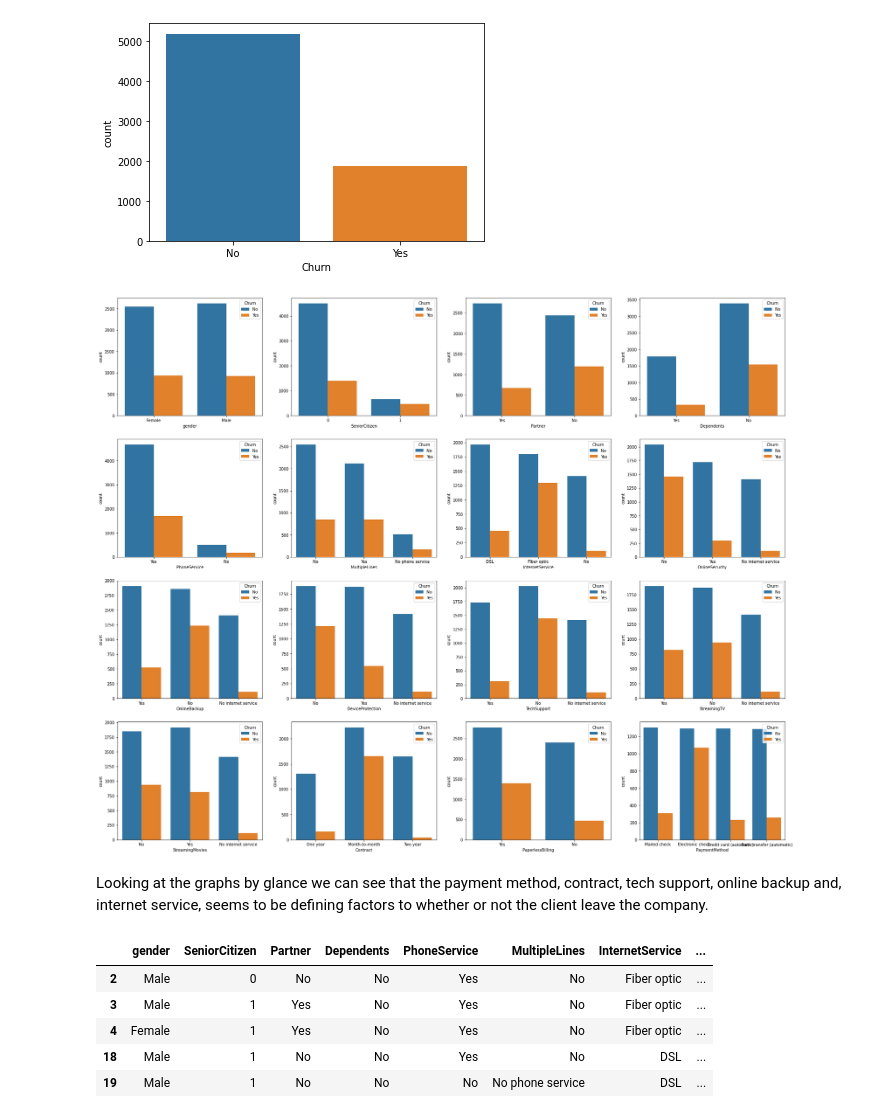
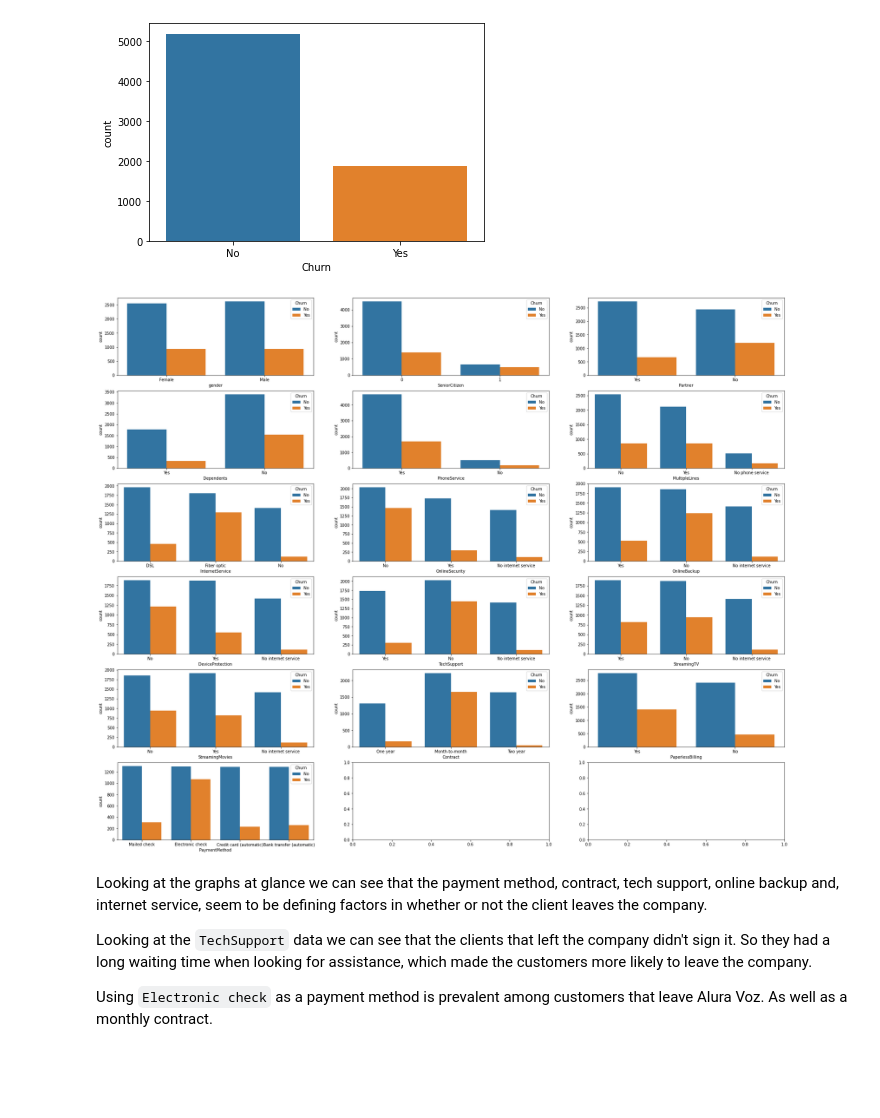
Before and after one commit to devmedeiros/Challenge-Data-Science, a Jupyter notebook: AluraVoz.ipynb, the cells around one changed output. Cells and saved outputs as stored; diff of their text form; code cells hidden in the pictures; blank space fills up the shorter version.

```diff
--- a/AluraVoz.ipynb
+++ b/AluraVoz.ipynb
@@ -43,5 +43,6 @@ Now that the dataset is well formatted, let's look for missing data. I noticed t
 # %%
 data.replace('', np.nan, inplace=True)
+data.replace(' ', np.nan, inplace=True)
 data.isnull().sum()
 # %% [output]
 customerID            0
@@ -66,2 +83,5 @@ I suspect that the missing `Churn` means that the reason a client is not part of
+# %%
+data['Charges.Total'].fillna(0, inplace=True)
+data['Charges.Total'] = pd.to_numeric(data['Charges.Total'])
 # %%
 data.dropna(inplace=True)
@@ -126,22 +115,17 @@ columns = [
             'PaymentMethod'
 ]
 # %%
-fig, axs = plt.subplots(ncols=4, nrows=4, figsize=[30,25])
+fig, axs = plt.subplots(ncols=3, nrows=6, figsize=[30,25])
 axs = axs.flatten()
 i=0
 for column in columns:
   sns.countplot(x=column, hue='Churn', data=data, ax=axs[i])
   i = i + 1
 # %% [output]
-[figure, old version]
+[figure, new version]
 # %% [markdown]
-Looking at the graphs by glance we can see that the payment method, contract, tech support, online backup and, internet service, seems to be defining factors to whether or not the client leave the company.
+Looking at the graphs at glance we can see that the payment method, contract, tech support, online backup and, internet service, seem to be defining factors in whether or not the client leaves the company.
+
+Looking at the `TechSupport` data we can see that the clients that left the company didn't sign it. So they had a long waiting time when looking for assistance, which made the customers more likely to leave the company.
+
+Using `Electronic check` as a payment method is prevalent among customers that leave Alura Voz. As well as a monthly contract.
-# %%
-data[data.Churn == 'Yes'][columns].head()
-# %% [output]
-|  | gender | SeniorCitizen | Partner | Dependents | PhoneService | MultipleLines | InternetService | ... |
-| 2 | Male | 0 | No | No | Yes | No | Fiber optic | ... |
-| 3 | Male | 1 | Yes | No | Yes | No | Fiber optic | ... |
-| 4 | Female | 1 | Yes | No | Yes | No | Fiber optic | ... |
-| 18 | Male | 1 | No | No | Yes | No | DSL | ... |
-| 19 | Male | 1 | No | No | No | No phone service | DSL | ... |
```
Also changed, not shown: parts of 21 cells of this notebook.
